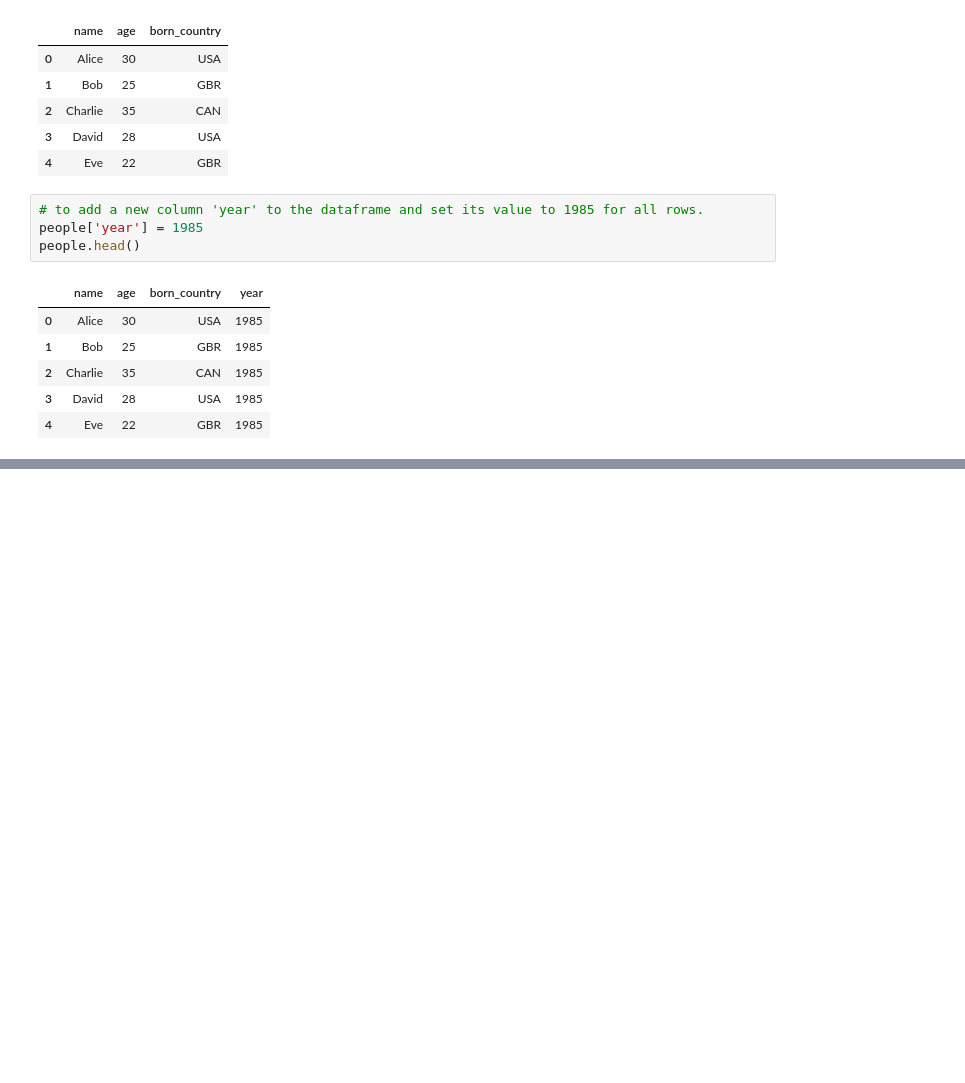
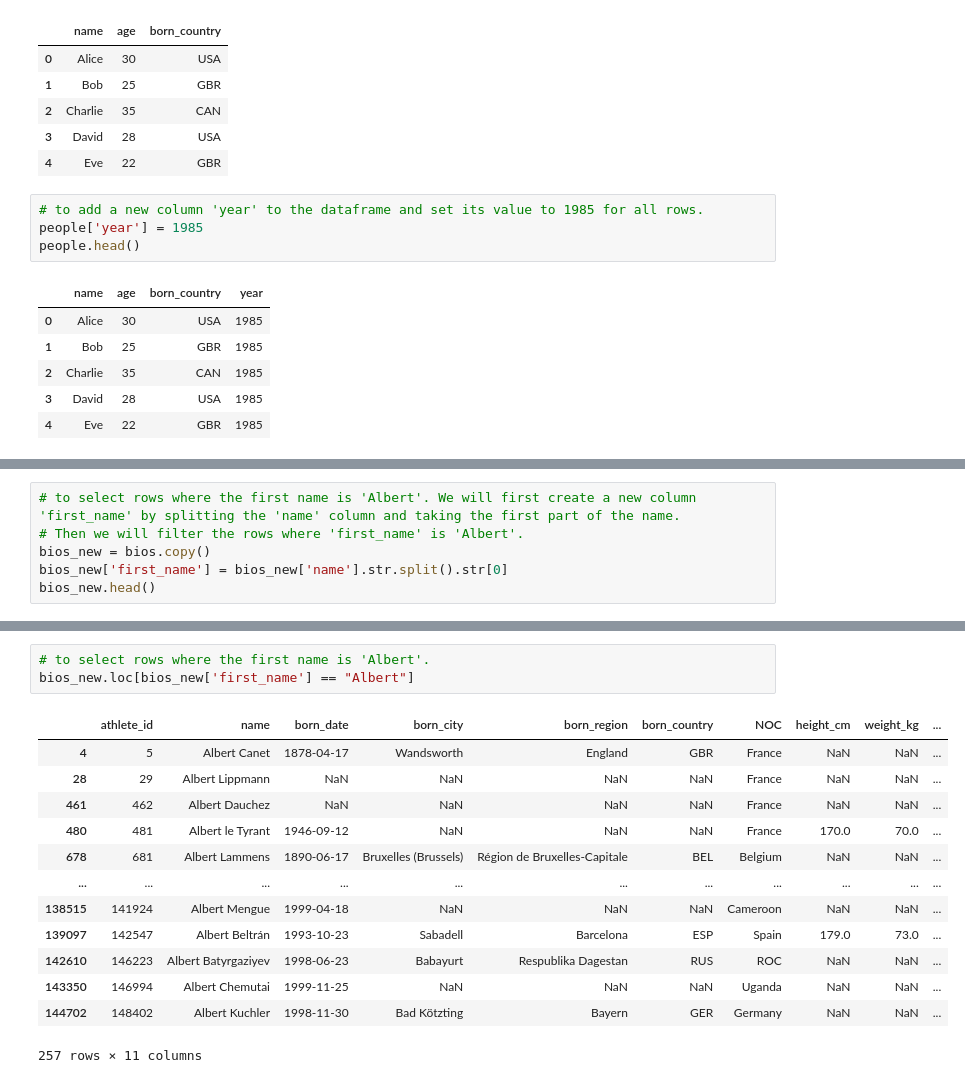
Before and after one commit to akshayupadhayay/pandas, a Jupyter notebook: notebooks/operations.ipynb, the cells around one changed output, grey strips where cells are left out. Cells and saved outputs as stored; diff of their text form; blank space fills up the shorter version.

```diff
--- a/notebooks/operations.ipynb
+++ b/notebooks/operations.ipynb
@@ -401,0 +444,6 @@ people[]
+# %%
+# to select rows where the first name is 'Albert'. We will first create a new column 'first_name' by splitting the 'name' column and taking the first part of the name.
+# Then we will filter the rows where 'first_name' is 'Albert'.
+bios_new = bios.copy()
+bios_new['first_name'] = bios_new['name'].str.split().str[0]
+bios_new.head()
@@ -401,0 +457,17 @@ people[]
+# %%
+# to select rows where the first name is 'Albert'.
+bios_new.loc[bios_new['first_name'] == "Albert"]
+# %% [output]
+|  | athlete_id | name | born_date | born_city | born_region | born_country | NOC | height_cm | weight_kg | ... |
+| 4 | 5 | Albert Canet | 1878-04-17 | Wandsworth | England | GBR | France | NaN | NaN | ... |
+| 28 | 29 | Albert Lippmann | NaN | NaN | NaN | NaN | France | NaN | NaN | ... |
+| 461 | 462 | Albert Dauchez | NaN | NaN | NaN | NaN | France | NaN | NaN | ... |
+| 480 | 481 | Albert le Tyrant | 1946-09-12 | NaN | NaN | NaN | France | 170.0 | 70.0 | ... |
+| 678 | 681 | Albert Lammens | 1890-06-17 | Bruxelles (Brussels) | Région de Bruxelles-Capitale | BEL | Belgium | NaN | NaN | ... |
+| ... | ... | ... | ... | ... | ... | ... | ... | ... | ... | ... |
+| 138515 | 141924 | Albert Mengue | 1999-04-18 | NaN | NaN | NaN | Cameroon | NaN | NaN | ... |
+| 139097 | 142547 | Albert Beltrán | 1993-10-23 | Sabadell | Barcelona | ESP | Spain | 179.0 | 73.0 | ... |
+| 142610 | 146223 | Albert Batyrgaziyev | 1998-06-23 | Babayurt | Respublika Dagestan | RUS | ROC | NaN | NaN | ... |
+| 143350 | 146994 | Albert Chemutai | 1999-11-25 | NaN | NaN | NaN | Uganda | NaN | NaN | ... |
+| 144702 | 148402 | Albert Kuchler | 1998-11-30 | Bad Kötzting | Bayern | GER | Germany | NaN | NaN | ... |
+257 rows × 11 columns
```
Also changed, not shown: parts of 21 cells of this notebook, 6 other files.
